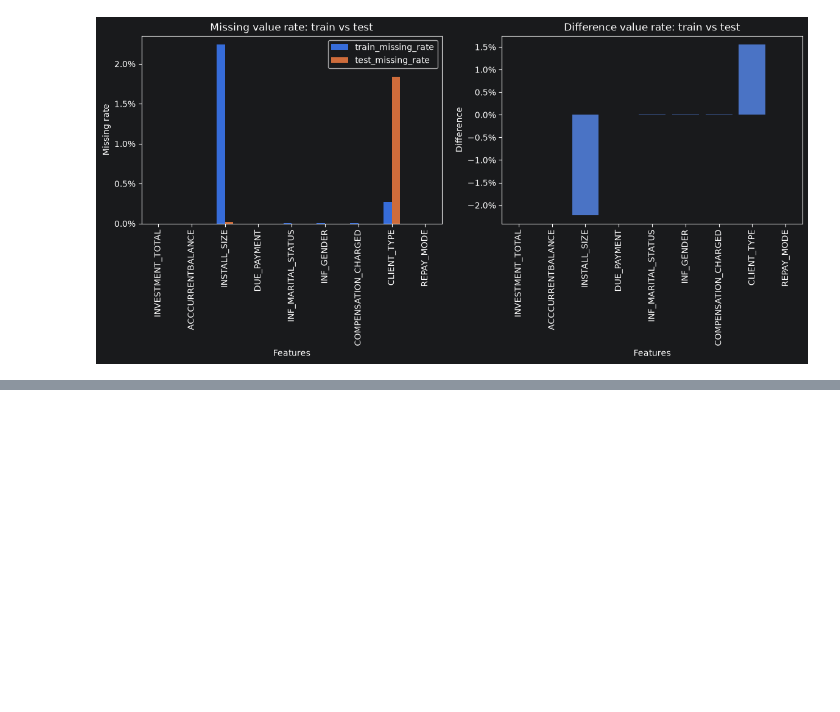
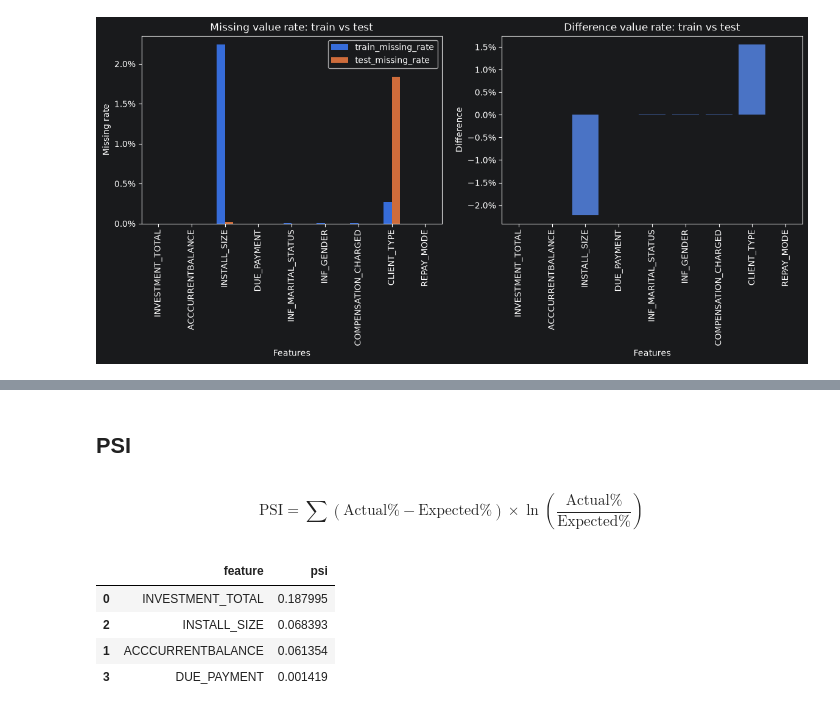
Before and after one commit to blbl-blbl/kaggle-Credit-Risk-Dataset, a Jupyter notebook: notebooks/03_drift_analysis.ipynb, the cells around one changed output, grey strips where cells are left out. Drawn from its saved outputs; the diff is of its cells as text; code cells hidden in the pictures; blank space fills up the shorter version.

```diff
--- a/notebooks/03_drift_analysis.ipynb
+++ b/notebooks/03_drift_analysis.ipynb
@@ -170,0 +258,4 @@ plt.show()
+# %% [markdown]
+## PSI
+# %% [markdown]
+$$\text{PSI} = \sum \left( \text{Actual}\% - \text{Expected}\% \right) \times \ln\left(\frac{\text{Actual}\%}{\text{Expected}\%}\right)$$
@@ -170,0 +295,25 @@ plt.show()
+# %%
+psi_numeric = []
+
+for feature in numeric_features:
+
+    psi_numeric.append({
+        'feature': feature,
+        'psi': calculate_psi_numeric(
+            df_train[feature],
+            df_test[feature]
+        )
+    })
+
+psi_numeric = pd.DataFrame(psi_numeric)
+
+psi_numeric.sort_values(
+    'psi',
+    ascending=False
+)
+# %% [output]
+|  | feature | psi |
+| 0 | INVESTMENT_TOTAL | 0.187995 |
+| 2 | INSTALL_SIZE | 0.068393 |
+| 1 | ACCCURRENTBALANCE | 0.061354 |
+| 3 | DUE_PAYMENT | 0.001419 |
```
Also changed, not shown: parts of 7 cells of this notebook.
